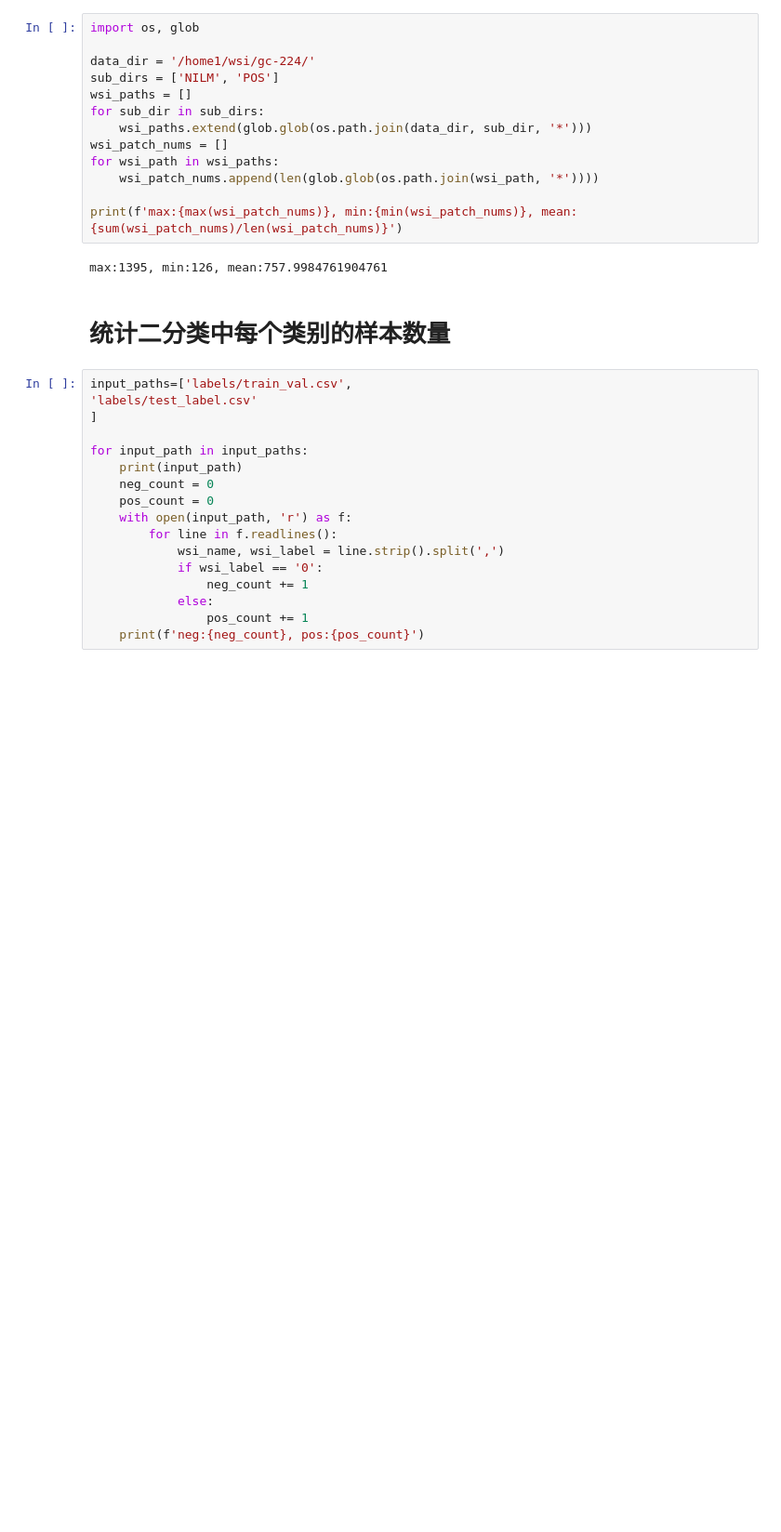
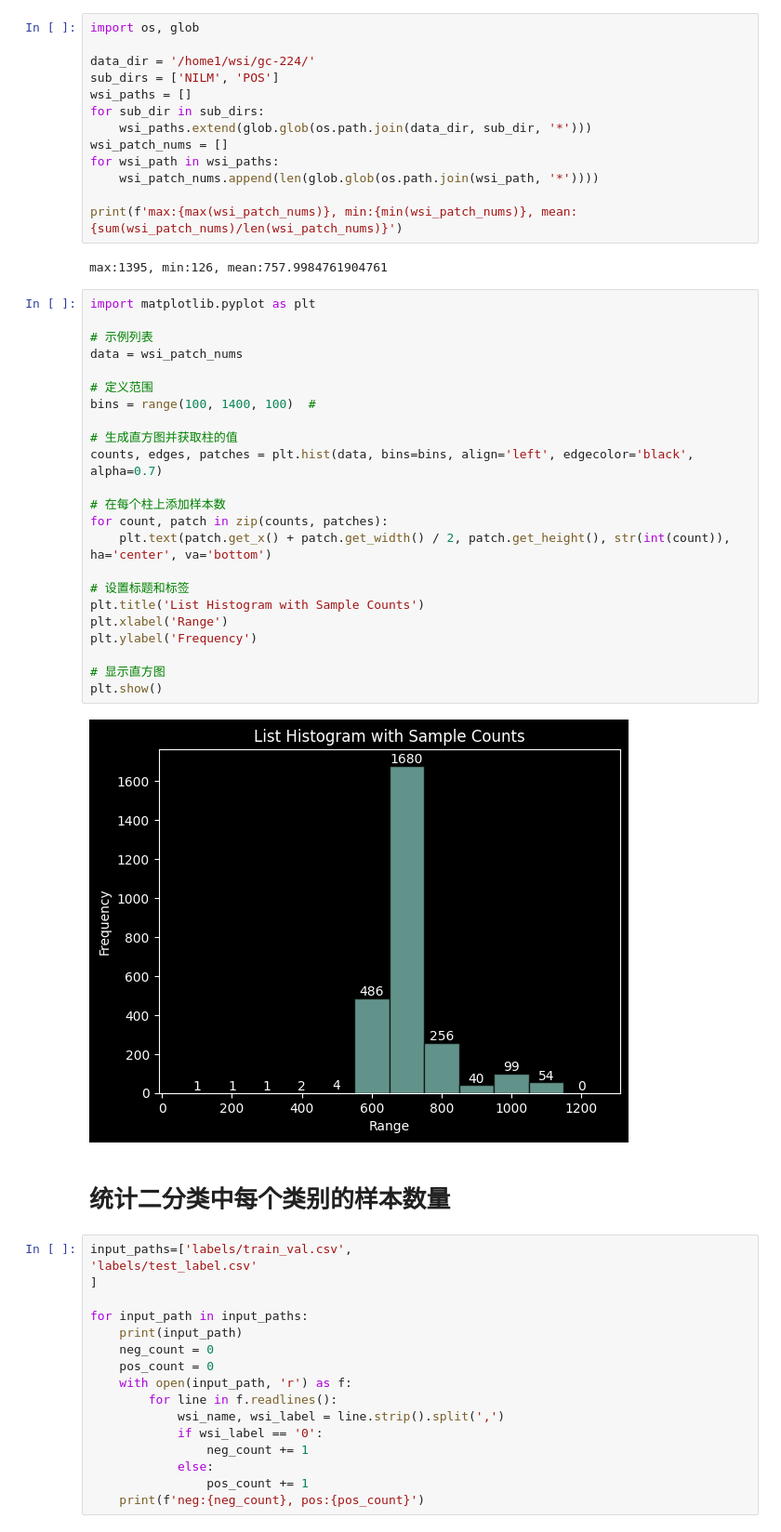
Before and after one commit to dilint/BiomedCLIP-PUNCE, a Jupyter notebook: datatools/gc/gc_count.ipynb, the cells around one changed output. Shown at 93% size. Cells and saved outputs as stored; diff of their text form; blank space fills up the shorter version.

```diff
--- a/datatools/gc/gc_count.ipynb
+++ b/datatools/gc/gc_count.ipynb
@@ -84,6 +84,31 @@ for wsi_path in wsi_paths:
 print(f'max:{max(wsi_patch_nums)}, min:{min(wsi_patch_nums)}, mean:{sum(wsi_patch_nums)/len(wsi_patch_nums)}')
 # %% [output]
 max:1395, min:126, mean:757.9984761904761
+# %%
+import matplotlib.pyplot as plt
+
+# 示例列表
+data = wsi_patch_nums
+
+# 定义范围
+bins = range(100, 1400, 100)  #
+
+# 生成直方图并获取柱的值
+counts, edges, patches = plt.hist(data, bins=bins, align='left', edgecolor='black', alpha=0.7)
+
+# 在每个柱上添加样本数
+for count, patch in zip(counts, patches):
+    plt.text(patch.get_x() + patch.get_width() / 2, patch.get_height(), str(int(count)), ha='center', va='bottom')
+
+# 设置标题和标签
+plt.title('List Histogram with Sample Counts')
+plt.xlabel('Range')
+plt.ylabel('Frequency')
+
+# 显示直方图
+plt.show()
+# %% [output]
+[figure, added]
 # %% [markdown]
 # 统计二分类中每个类别的样本数量
 # %%
```
